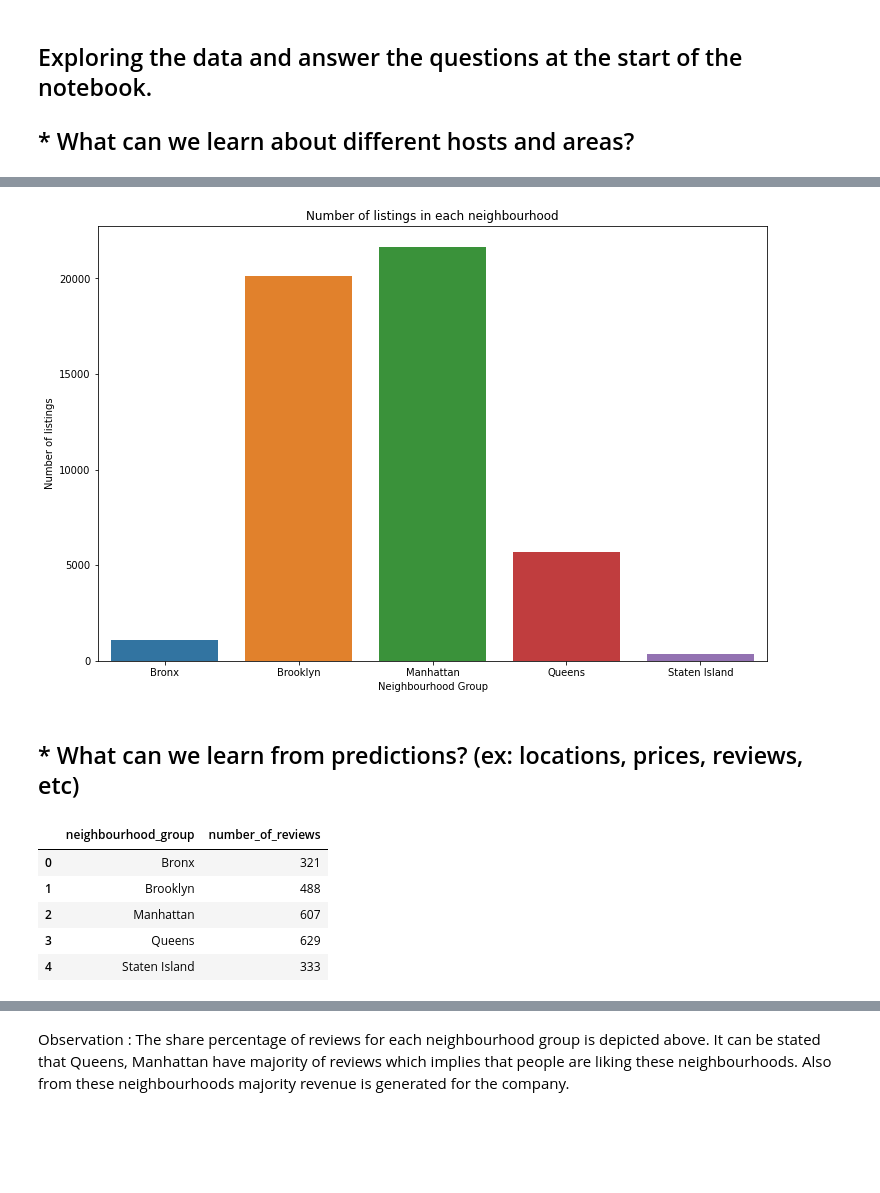
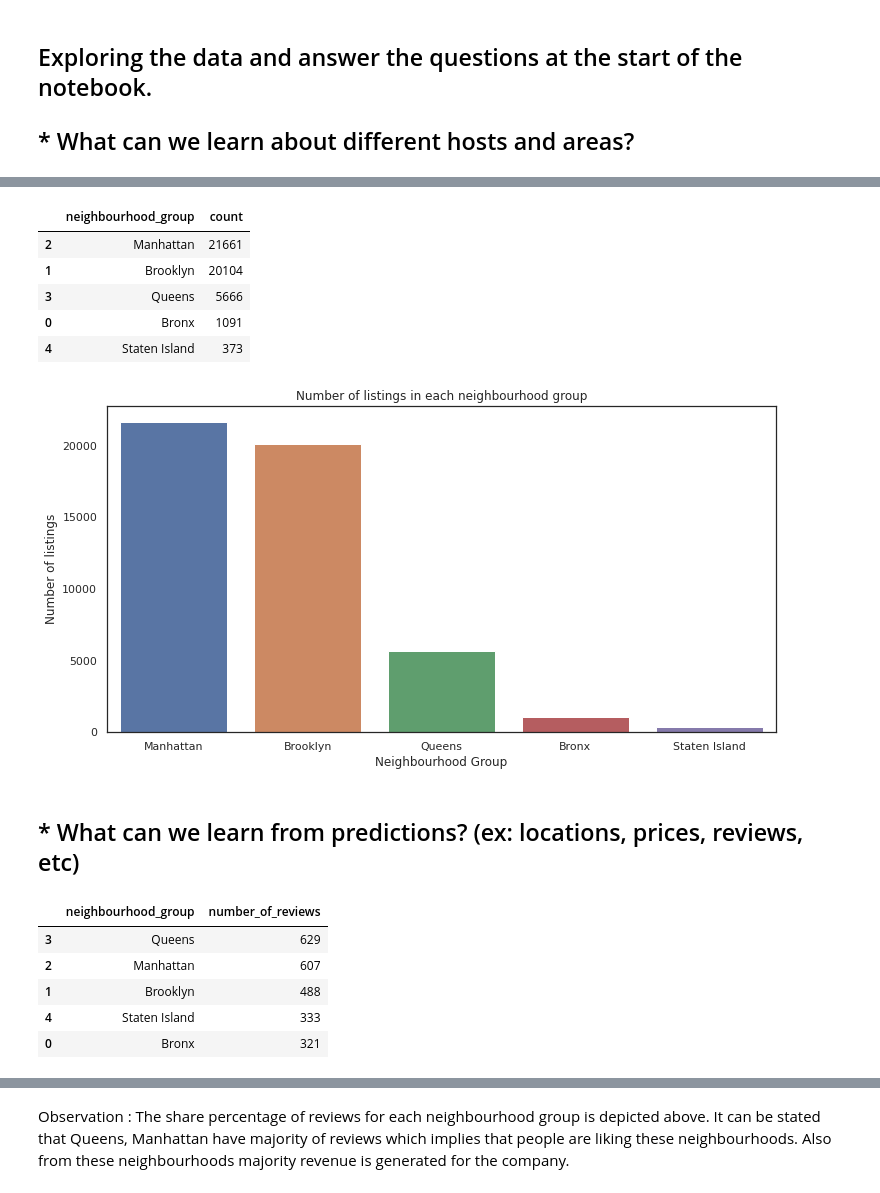
Before and after one commit to RameshLM/Airbnb-booking-Analysis, a Jupyter notebook: Airbnb_Bookings_Analysis_Capstone_Project.ipynb, the cells around one changed output, grey strips where cells are left out. Saved outputs shown, nothing was run; the diff lists cells and outputs as text; code cells hidden in the pictures; blank space fills up the shorter version.

```diff
--- a/Airbnb_Bookings_Analysis_Capstone_Project.ipynb
+++ b/Airbnb_Bookings_Analysis_Capstone_Project.ipynb
@@ -199,10 +213,9 @@ top_hosts
 # %%
 # Visualizing the hosts with most listings.
-plt.rcParams['figure.figsize'] = (12,8)
-
-neighbourhood = top_hosts['host_name']
+plt.rcParams['figure.figsize'] = (12,6)
+host_name = top_hosts['host_name']
 host_lisitng = top_hosts['calculated_host_listings_count']
-plt.bar(neighbourhood,host_lisitng)
+plt.bar(host_name,host_lisitng)
 plt.title('Hosts with most listings in NYC',{'fontsize':18})
 plt.xlabel('Host Names',{'fontsize':18})
 plt.ylabel('Number of host listings',{'fontsize':18})
@@ -212,26 +225,36 @@ plt.show()
+# %%
+# Number of Airbnb listed in each neighbourhood
+data =airbnb_data_new.groupby(['neighbourhood_group'])['id'].count().reset_index().rename(columns = {'id':'count'}).sort_values(by='count', ascending = False)
+data.head()
+# %% [output]
+|  | neighbourhood_group | count |
+| 2 | Manhattan | 21661 |
+| 1 | Brooklyn | 20104 |
+| 3 | Queens | 5666 |
+| 0 | Bronx | 1091 |
+| 4 | Staten Island | 373 |
 # %%
-# Number of Airbnb listed in each neighbourhood
-data =airbnb_data_new.groupby(['neighbourhood_group']).count().reset_index()
-data.head()
-ax = sns.barplot(x = data['neighbourhood_group'], y = data['calculated_host_listings_count'], data = data)
+# Visualizing the number of listings in each neighbourhood through bar plot
+plt.rcParams['figure.figsize'] = (12,6)
+ax = sns.barplot(x = data['neighbourhood_group'], y = data['count'], data = data)
 ax.set_xlabel('Neighbourhood Group')
 ax.set_ylabel('Number of listings')
-ax.set_title('Number of listings in each neighbourhood')
+ax.set_title('Number of listings in each neighbourhood group')
 plt.show()
 # %% [output]
-[figure, old version]
+[figure, new version]
 # %% [markdown]
 ## * What can we learn from predictions? (ex: locations, prices, reviews, etc)
 # %%
 # Finding which neighbourhood has got maximum number of reviews.
-areas_reviews = airbnb_data_new.groupby(['neighbourhood_group'])['number_of_reviews'].max().reset_index()
+areas_reviews = airbnb_data_new.groupby(['neighbourhood_group'])['number_of_reviews'].max().reset_index().sort_values(by = 'number_of_reviews', ascending = False)
 areas_reviews
 # %% [output]
 |  | neighbourhood_group | number_of_reviews |
+| 3 | Queens | 629 |
+| 2 | Manhattan | 607 |
+| 1 | Brooklyn | 488 |
+| 4 | Staten Island | 333 |
 | 0 | Bronx | 321 |
-| 1 | Brooklyn | 488 |
-| 2 | Manhattan | 607 |
-| 3 | Queens | 629 |
-| 4 | Staten Island | 333 |
 # %%
 # Visualising the number of reviews in each neighbourhood group through pie chart
```
Also changed, not shown: parts of 40 cells of this notebook.
